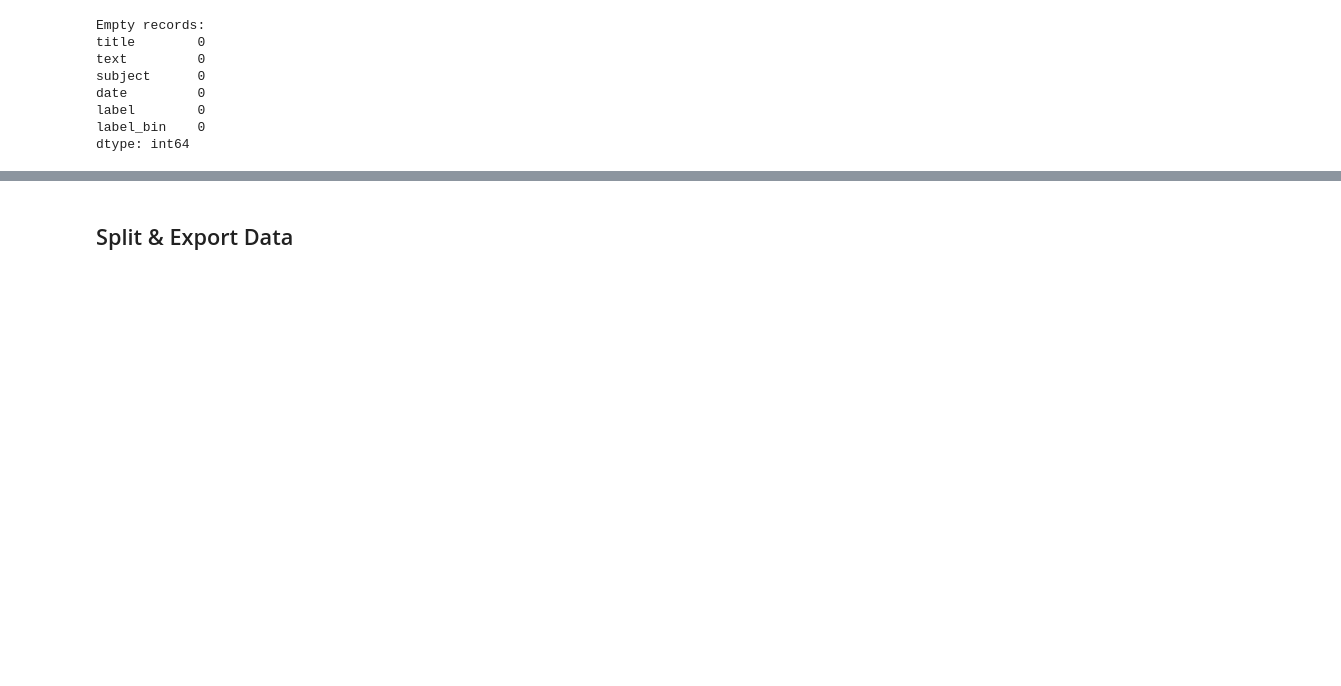
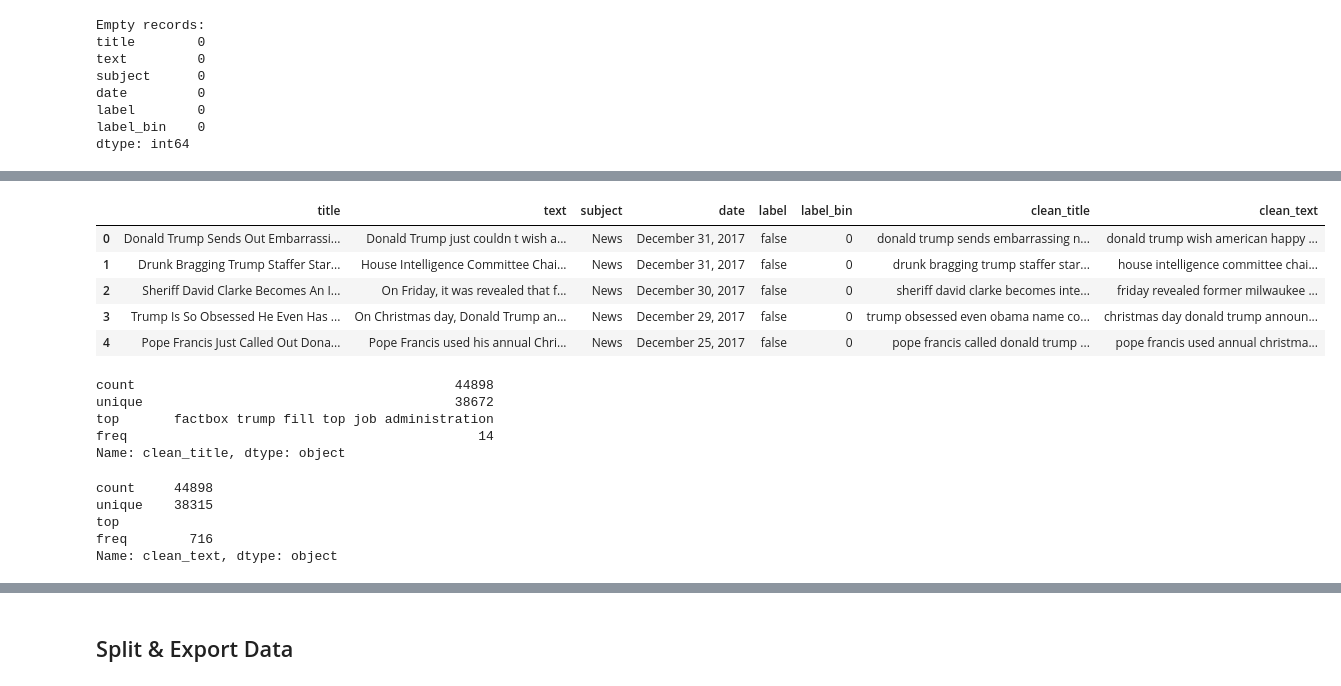
Before and after one commit to akikoiwamizu/w207-project, a Jupyter notebook: eda_ai.ipynb, the cells around one changed output, grey strips where cells are left out. Drawn from its saved outputs; the diff is of its cells as text; code cells hidden in the pictures; blank space fills up the shorter version.

```diff
--- a/eda_ai.ipynb
+++ b/eda_ai.ipynb
@@ -92,0 +143,25 @@ dtype: int64
+# %%
+df.head()
+# %% [output]
+|  | title | text | subject | date | label | label_bin | clean_title | clean_text |
+| 0 | Donald Trump Sends Out Embarrassi... | Donald Trump just couldn t wish a... | News | December 31, 2017 | false | 0 | donald trump sends embarrassing n... | donald trump wish american happy ... |
+| 1 | Drunk Bragging Trump Staffer Star... | House Intelligence Committee Chai... | News | December 31, 2017 | false | 0 | drunk bragging trump staffer star... | house intelligence committee chai... |
+| 2 | Sheriff David Clarke Becomes An I... | On Friday, it was revealed that f... | News | December 30, 2017 | false | 0 | sheriff david clarke becomes inte... | friday revealed former milwaukee ... |
+| 3 | Trump Is So Obsessed He Even Has ... | On Christmas day, Donald Trump an... | News | December 29, 2017 | false | 0 | trump obsessed even obama name co... | christmas day donald trump announ... |
+| 4 | Pope Francis Just Called Out Dona... | Pope Francis used his annual Chri... | News | December 25, 2017 | false | 0 | pope francis called donald trump ... | pope francis used annual christma... |
+# %%
+df["clean_title"].describe()
+# %% [output]
+count                                         44898
+unique                                        38672
+top       factbox trump fill top job administration
+freq                                             14
+Name: clean_title, dtype: object
+# %%
+df["clean_text"].describe()
+# %% [output]
+count     44898
+unique    38315
+top
+freq        716
+Name: clean_text, dtype: object
```
Also changed, not shown: parts of 11 cells of this notebook.
